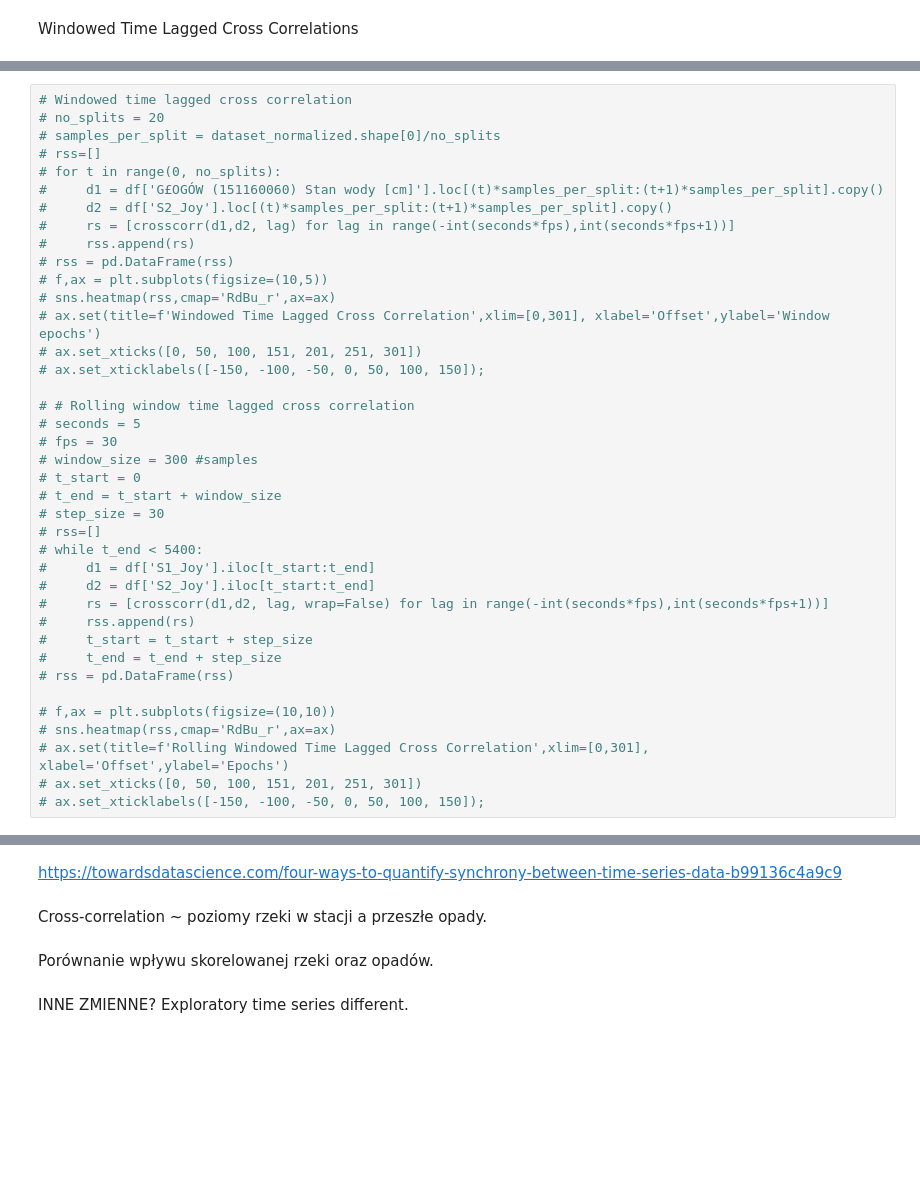
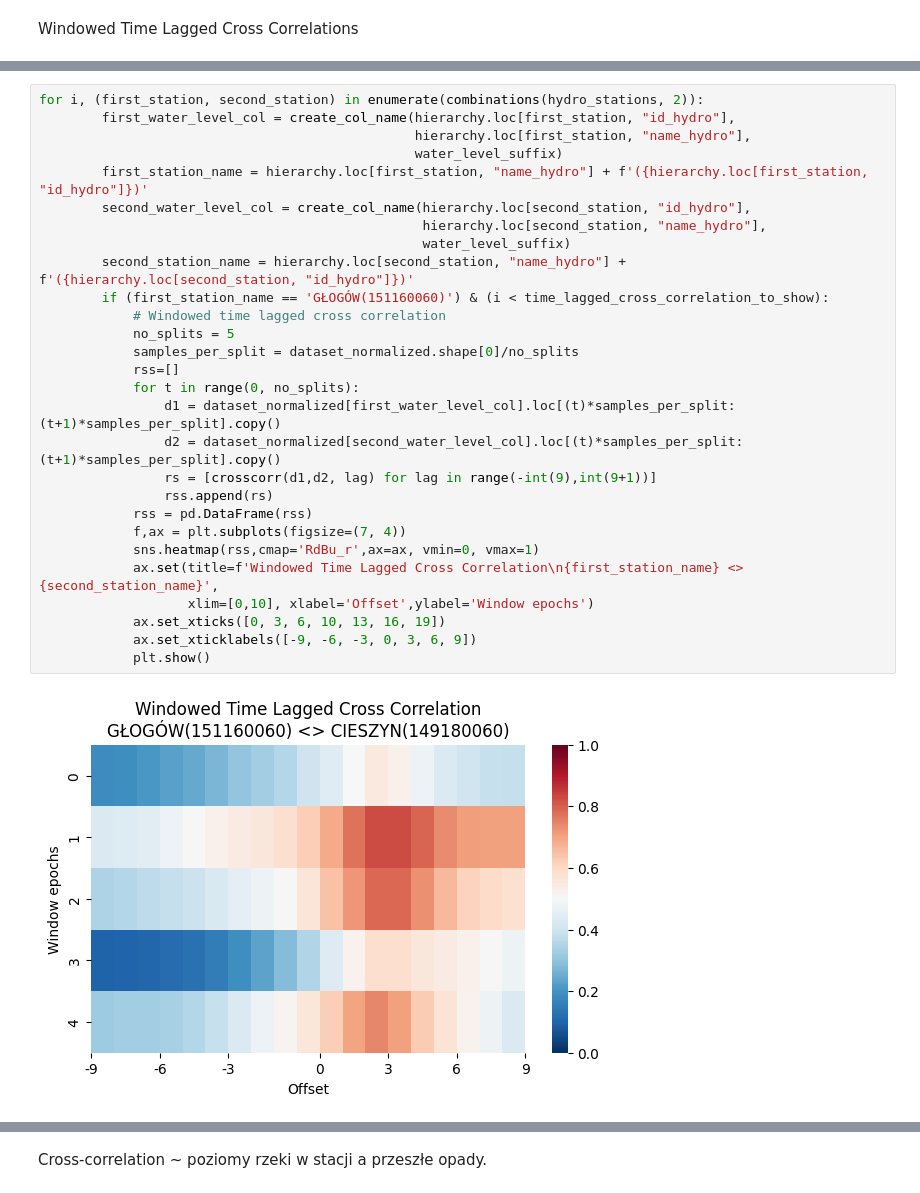
Before and after one commit to it4datascience/CuValley-Batmaja, a Jupyter notebook: expl_data_analysis/EDA.ipynb, the cells around one changed output, grey strips where cells are left out. Drawn from its saved outputs; the diff is of its cells as text; blank space fills up the shorter version.

```diff
--- a/expl_data_analysis/EDA.ipynb
+++ b/expl_data_analysis/EDA.ipynb
@@ -462,39 +464,30 @@ dataset_normalized
 # %%
-# Windowed time lagged cross correlation
-# no_splits = 20
-# samples_per_split = dataset_normalized.shape[0]/no_splits
-# rss=[]
-# for t in range(0, no_splits):
-#     d1 = df['G£OGÓW (151160060) Stan wody [cm]'].loc[(t)*samples_per_split:(t+1)*samples_per_split].copy()
-#     d2 = df['S2_Joy'].loc[(t)*samples_per_split:(t+1)*samples_per_split].copy()
-#     rs = [crosscorr(d1,d2, lag) for lag in range(-int(seconds*fps),int(seconds*fps+1))]
-#     rss.append(rs)
-# rss = pd.DataFrame(rss)
-# f,ax = plt.subplots(figsize=(10,5))
-# sns.heatmap(rss,cmap='RdBu_r',ax=ax)
-# ax.set(title=f'Windowed Time Lagged Cross Correlation',xlim=[0,301], xlabel='Offset',ylabel='Window epochs')
-# ax.set_xticks([0, 50, 100, 151, 201, 251, 301])
-# ax.set_xticklabels([-150, -100, -50, 0, 50, 100, 150]);
-
-# # Rolling window time lagged cross correlation
-# seconds = 5
-# fps = 30
-# window_size = 300 #samples
-# t_start = 0
-# t_end = t_start + window_size
-# step_size = 30
-# rss=[]
-# while t_end < 5400:
-#     d1 = df['S1_Joy'].iloc[t_start:t_end]
-#     d2 = df['S2_Joy'].iloc[t_start:t_end]
-#     rs = [crosscorr(d1,d2, lag, wrap=False) for lag in range(-int(seconds*fps),int(seconds*fps+1))]
-#     rss.append(rs)
-#     t_start = t_start + step_size
-#     t_end = t_end + step_size
-# rss = pd.DataFrame(rss)
-
-# f,ax = plt.subplots(figsize=(10,10))
-# sns.heatmap(rss,cmap='RdBu_r',ax=ax)
-# ax.set(title=f'Rolling Windowed Time Lagged Cross Correlation',xlim=[0,301], xlabel='Offset',ylabel='Epochs')
-# ax.set_xticks([0, 50, 100, 151, 201, 251, 301])
-# ax.set_xticklabels([-150, -100, -50, 0, 50, 100, 150]);
+for i, (first_station, second_station) in enumerate(combinations(hydro_stations, 2)):
+        first_water_level_col = create_col_name(hierarchy.loc[first_station, "id_hydro"],
+                                                hierarchy.loc[first_station, "name_hydro"],
+                                                water_level_suffix)
+        first_station_name = hierarchy.loc[first_station, "name_hydro"] + f'({hierarchy.loc[first_station, "id_hydro"]})'
+        second_water_level_col = create_col_name(hierarchy.loc[second_station, "id_hydro"],
+                                                 hierarchy.loc[second_station, "name_hydro"],
+                                                 water_level_suffix)
+        second_station_name = hierarchy.loc[second_station, "name_hydro"] + f'({hierarchy.loc[second_station, "id_hydro"]})'
+        if (first_station_name == 'GŁOGÓW(151160060)') & (i < time_lagged_cross_correlation_to_show):
+            # Windowed time lagged cross correlation
+            no_splits = 5
+            samples_per_split = dataset_normalized.shape[0]/no_splits
+            rss=[]
+            for t in range(0, no_splits):
+                d1 = dataset_normalized[first_water_level_col].loc[(t)*samples_per_split:(t+1)*samples_per_split].copy()
+                d2 = dataset_normalized[second_water_level_col].loc[(t)*samples_per_split:(t+1)*samples_per_split].copy()
+                rs = [crosscorr(d1,d2, lag) for lag in range(-int(9),int(9+1))]
+                rss.append(rs)
+            rss = pd.DataFrame(rss)
+            f,ax = plt.subplots(figsize=(7, 4))
+            sns.heatmap(rss,cmap='RdBu_r',ax=ax, vmin=0, vmax=1)
+            ax.set(title=f'Windowed Time Lagged Cross Correlation\n{first_station_name} <> {second_station_name}',
+                   xlim=[0,10], xlabel='Offset',ylabel='Window epochs')
+            ax.set_xticks([0, 3, 6, 10, 13, 16, 19])
+            ax.set_xticklabels([-9, -6, -3, 0, 3, 6, 9])
+            plt.show()
+# %% [output]
+[figure, added]
@@ -501,8 +496,2 @@ dataset_normalized
-# %% [markdown]
-https://towardsdatascience.com/four-ways-to-quantify-synchrony-between-time-series-data-b99136c4a9c9
 # %% [markdown]
 Cross-correlation ~ poziomy rzeki w stacji a przeszłe opady.
-# %% [markdown]
-Porównanie wpływu skorelowanej rzeki oraz opadów.
-# %% [markdown]
-INNE ZMIENNE? Exploratory time series different.
```
Also changed, not shown: parts of 14 cells of this notebook.
